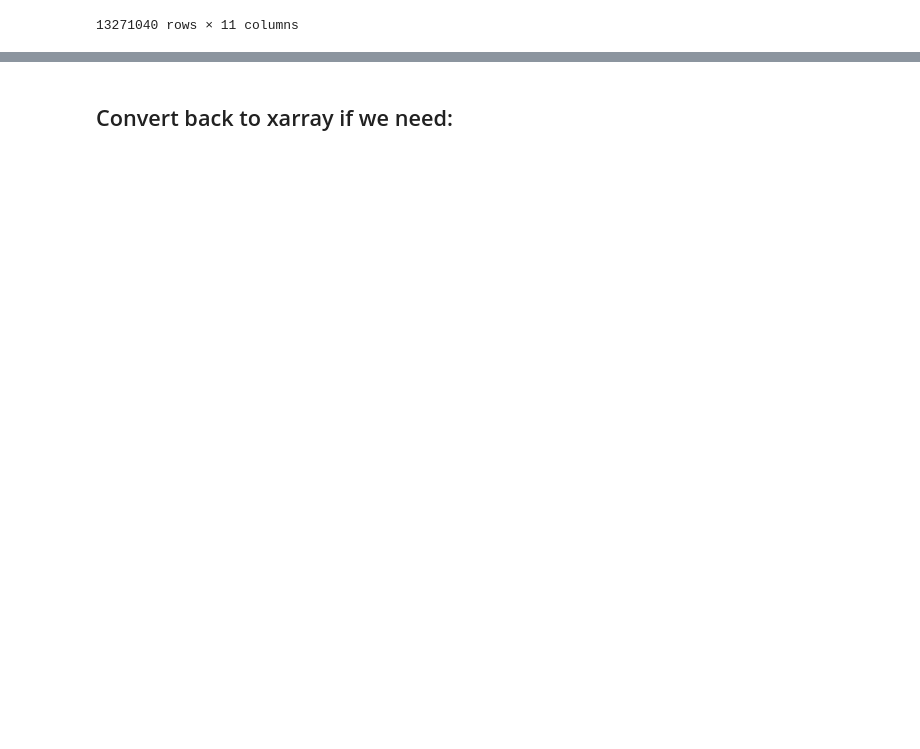
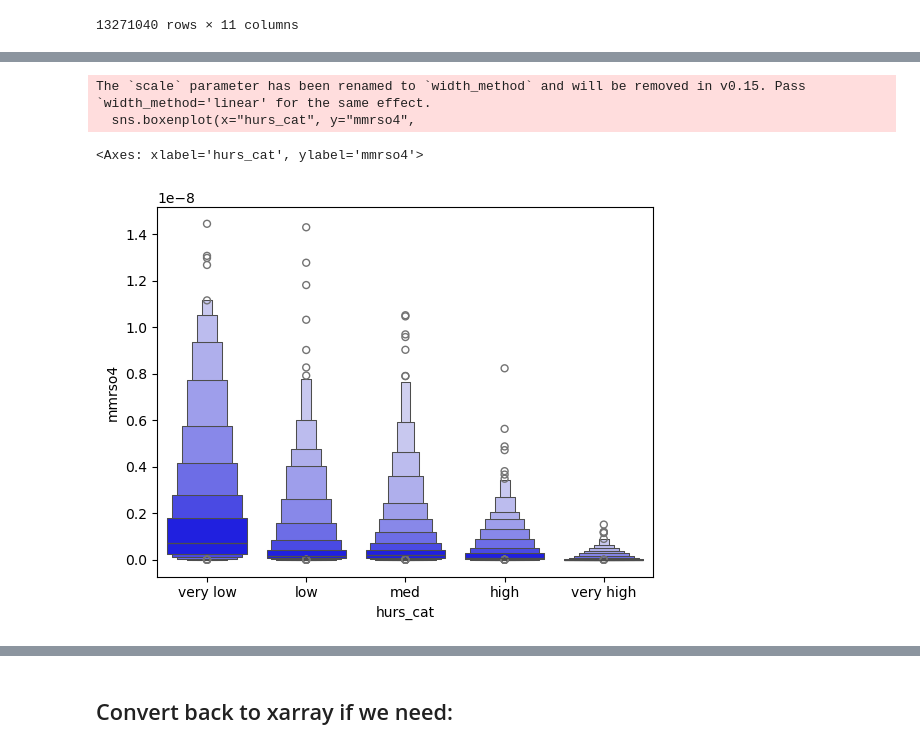
Before and after one commit to MetOs-UiO/eScience2024, a Jupyter notebook: docs/learning/notebooks/some-xarray-pandas-presentation_Sara.ipynb, the cells around one changed output, grey strips where cells are left out. Drawn from its saved outputs; the diff is of its cells as text; code cells hidden in the pictures; blank space fills up the shorter version.

```diff
--- a/docs/learning/notebooks/some-xarray-pandas-presentation_Sara.ipynb
+++ b/docs/learning/notebooks/some-xarray-pandas-presentation_Sara.ipynb
@@ -911,8 +942,13 @@ sns.boxenplot(x="lat_cat", y="hurs",
 # %%
 sns.boxenplot(x="hurs_cat", y="mmrso4",
               color="b",
-              scale="linear", data=df_ri,
+              scale="linear", data=df_ri.sample(n=20000),
              )
+# %% [output]
+The `scale` parameter has been renamed to `width_method` and will be removed in v0.15. Pass `width_method='linear' for the same effect.
+  sns.boxenplot(x="hurs_cat", y="mmrso4",
+<Axes: xlabel='hurs_cat', ylabel='mmrso4'>
+[figure, added]
 # %%
 sns.displot(x="mmrso4",
             hue='lat_cat',
```
Also changed, not shown: parts of 8 cells of this notebook.
